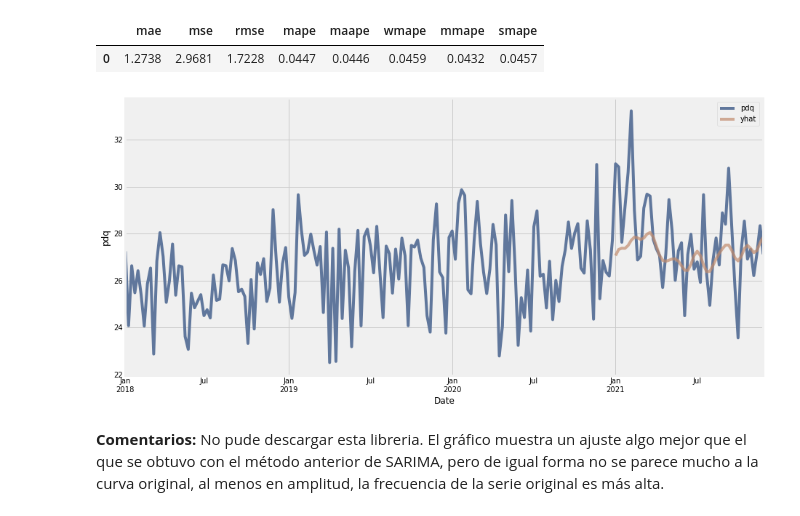
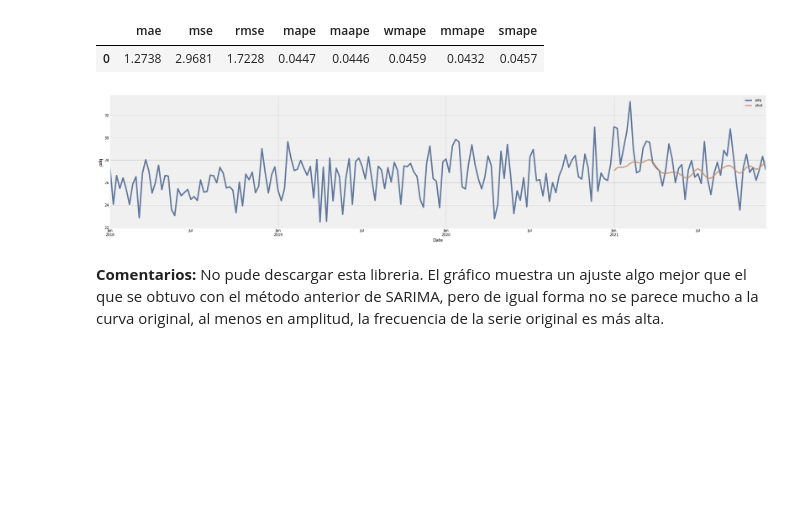
Before and after one commit to Juanvasquezb/mat281_portfolio_2022, a Jupyter notebook: labs/lab_10.ipynb, the cells around one changed output. Saved outputs shown, nothing was run; the diff lists cells and outputs as text; code cells hidden in the pictures; blank space fills up the shorter version.

```diff
--- a/labs/lab_10.ipynb
+++ b/labs/lab_10.ipynb
@@ -667,11 +625,11 @@ from prophet import Prophet
 Importing plotly failed. Interactive plots will not work.
 # %%
 # rename
-y_train_prophet = df_train.reset_index()
-y_train_prophet.columns = ["pdq"]
+y_train_prophet = y_train.reset_index()
+y_train_prophet.columns = ["ds","y"]
 
-y_test_prophet = df_test.reset_index()
-y_test_prophet.columns = ["pdq"]
+y_test_prophet = y_test.reset_index()
+y_test_prophet.columns = ["ds","y"]
 # %%
 # model
 m = Prophet()
@@ -683,7 +641,7 @@ INFO:prophet:Disabling daily seasonality. Run prophet with daily_seasonality=Tru
 # %%
 # forecast
 future = m.make_future_dataframe(periods=365*4)
-forecast = m.predict(future)['pdq']
+forecast = m.predict(future)[['ds', 'yhat']]
 forecast.tail()
 # %% [output]
 |  | ds | yhat |
@@ -702,14 +660,14 @@ summary_metrics(result)
 # %%
 preds = result[['ds','yhat']].set_index("ds")
 ax = df['2018':].plot(label='observed')
-preds.plot(ax=ax, label='Forecast', alpha=.7, figsize=(14, 7))
+preds.plot(ax=ax, label='Forecast', alpha=.7, figsize=(30, 7))
 
 ax.set_xlabel('Date')
 ax.set_ylabel('pdq')
 plt.legend()
 plt.show()
 # %% [output]
-[figure, old version]
+[figure, new version]
 # %% [markdown]
 **Comentarios:**
 No pude descargar esta libreria. El gráfico muestra un ajuste algo mejor que el que se obtuvo con el método anterior de SARIMA, pero de igual forma no se parece mucho a la curva original, al menos en amplitud, la frecuencia de la serie original es más alta.
```
Also changed, not shown: parts of 1 cell of this notebook.
